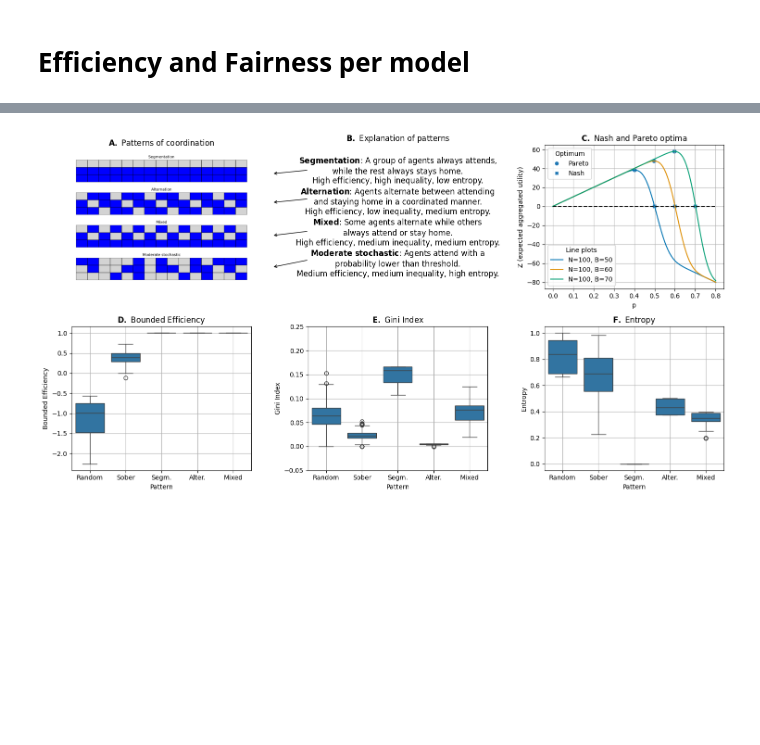
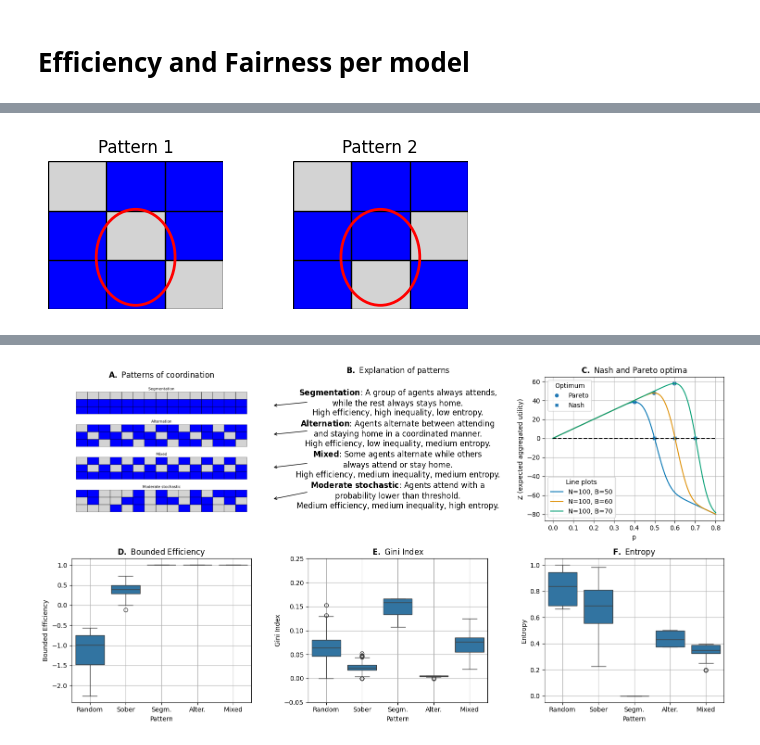
Before and after one commit to EAndrade-Lotero/Cognitive_Models_El_Farol_Bar_Problem, a Jupyter notebook: Notebooks/exp_fig1.ipynb, the cells around one changed output, grey strips where cells are left out. Cells and saved outputs as stored; diff of their text form; code cells hidden in the pictures; blank space fills up the shorter version.

```diff
--- a/Notebooks/exp_fig1.ipynb
+++ b/Notebooks/exp_fig1.ipynb
@@ -20,0 +68,35 @@ rng = np.random.default_rng(2)
+# %%
+num_rounds = 3
+
+fig, axes = plt.subplots(1, 2, figsize=(4.5, 2))
+
+plot_pattern(
+    list_of_alternations=[[[1, 1, 0], [1, 0, 1], [0, 1, 1]]],
+    title='Pattern 1',
+    num_rounds=num_rounds,
+    ax=axes[0],
+)
+
+plot_pattern(
+    list_of_alternations=[[[1, 1, 0], [0, 1, 1], [1, 0, 1]]],
+    title='Pattern 2',
+    num_rounds=num_rounds,
+    ax=axes[1],
+)
+
+from matplotlib.patches import Ellipse, Rectangle
+
+for ax in axes:
+    ax.add_patch(Rectangle(
+        (0, 0), 1 / 3, 1,
+        fill=False, edgecolor='red', linewidth=2, linestyle='--', zorder=10,
+    ))
+    ax.add_patch(Ellipse(
+        (0.5, 0.35), 0.45, 0.65,
+        fill=False, edgecolor='red', linewidth=2, zorder=10,
+    ))
+
+fig.tight_layout(w_pad=5)
+fig.savefig(PATHS['exploratory_figures'] / 'Coordination_patterns.png', dpi=300)
+# %% [output]
+[figure, added]
```
Also changed, not shown: parts of 4 cells of this notebook, 17 other files.
